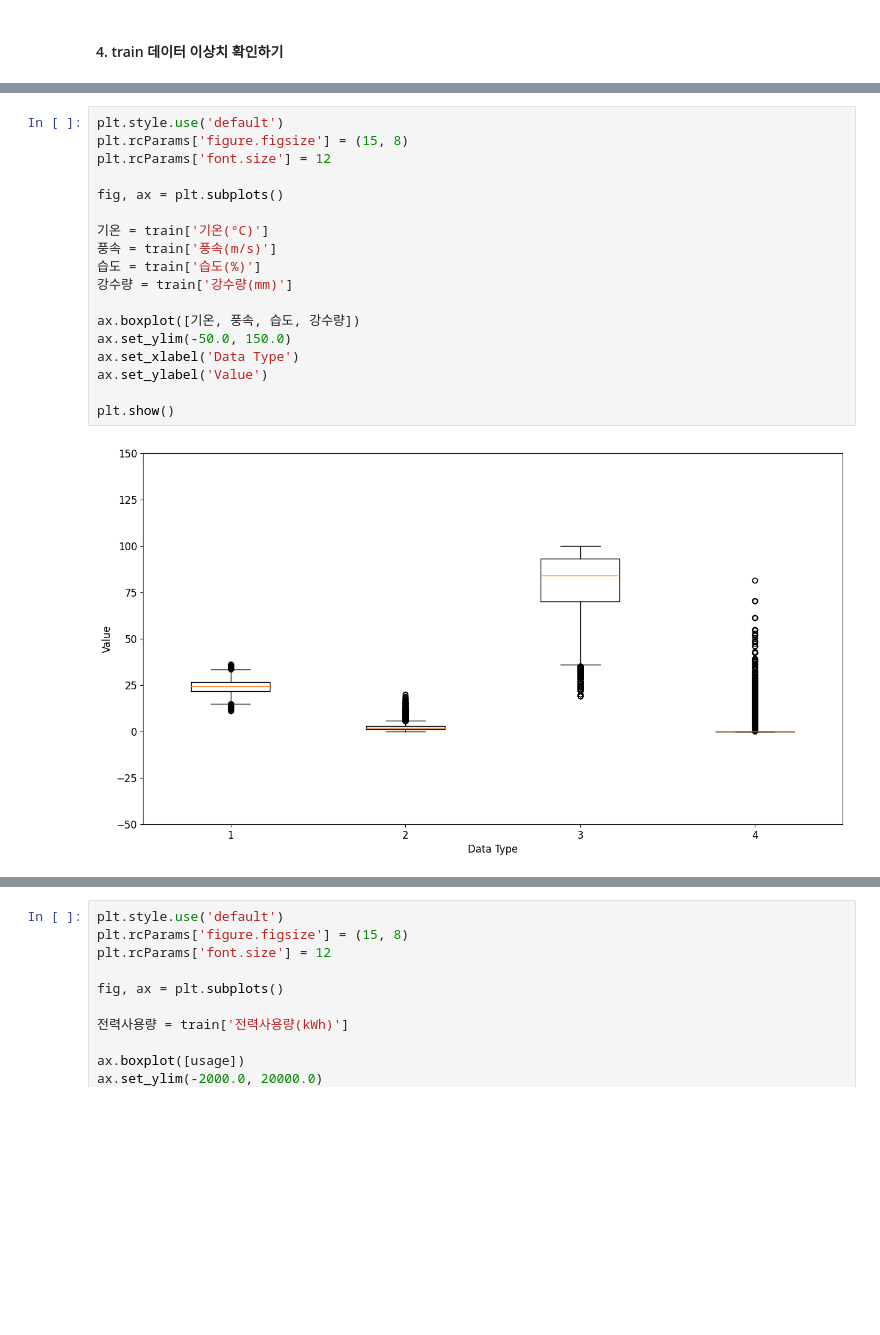
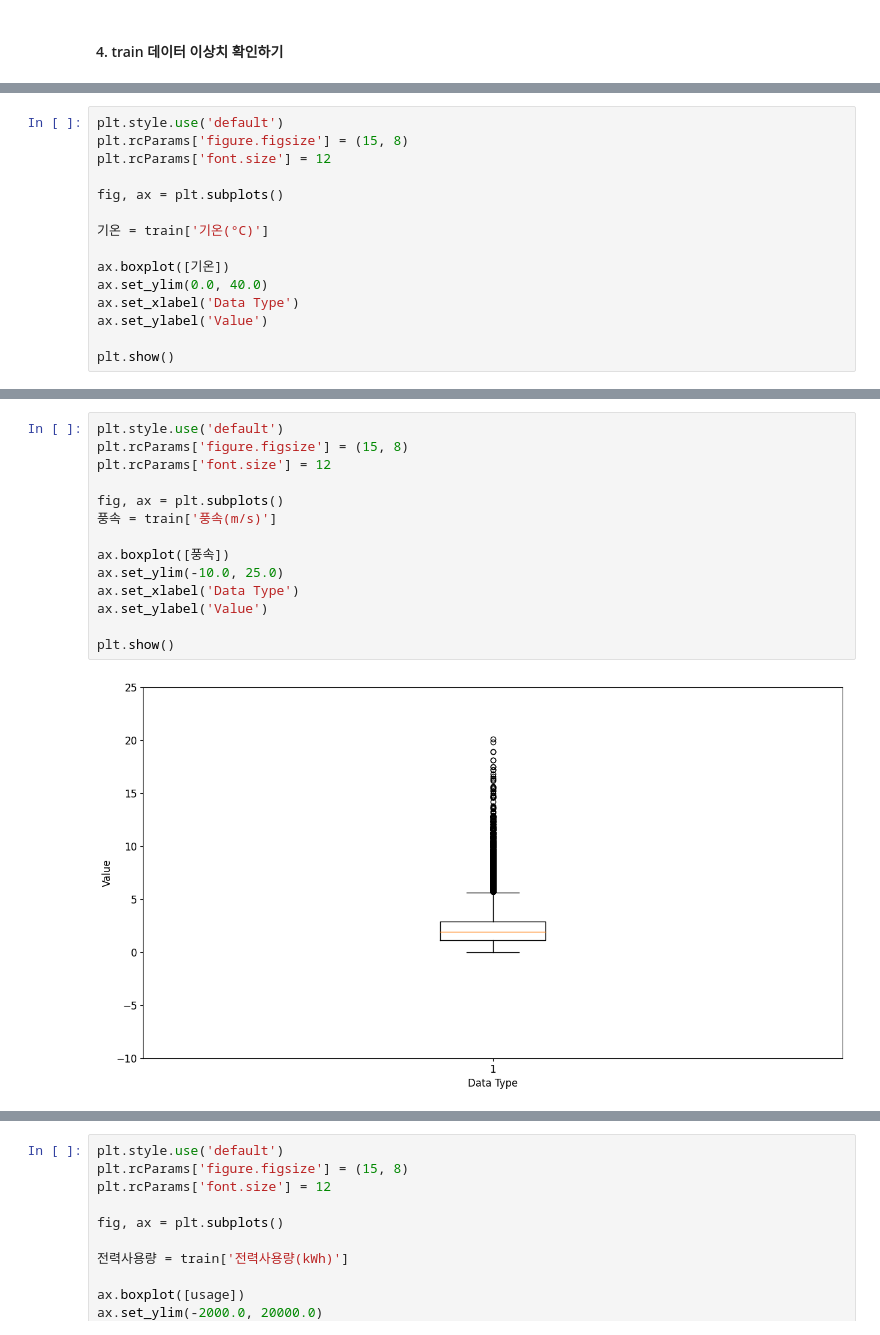
Before and after one commit to mjiii25/prac_class, a Jupyter notebook: team project.ipynb, the cells around one changed output, grey strips where cells are left out. Saved outputs shown, nothing was run; the diff lists cells and outputs as text; blank space fills up the shorter version.

```diff
--- a/team project.ipynb
+++ b/team project.ipynb
@@ -105,0 +108,15 @@ train 데이터에 결측치가 존재하지 않는 것으로 보인다.
+# %%
+plt.style.use('default')
+plt.rcParams['figure.figsize'] = (15, 8)
+plt.rcParams['font.size'] = 12
+
+fig, ax = plt.subplots()
+
+기온 = train['기온(°C)']
+
+ax.boxplot([기온])
+ax.set_ylim(0.0, 40.0)
+ax.set_xlabel('Data Type')
+ax.set_ylabel('Value')
+
+plt.show()
@@ -106,20 +125,16 @@ train 데이터에 결측치가 존재하지 않는 것으로 보인다.
 # %%
 plt.style.use('default')
 plt.rcParams['figure.figsize'] = (15, 8)
 plt.rcParams['font.size'] = 12
 
 fig, ax = plt.subplots()
+풍속 = train['풍속(m/s)']
 
-기온 = train['기온(°C)']
-풍속 = train['풍속(m/s)']
-습도 = train['습도(%)']
-강수량 = train['강수량(mm)']
-
-ax.boxplot([기온, 풍속, 습도, 강수량])
-ax.set_ylim(-50.0, 150.0)
+ax.boxplot([풍속])
+ax.set_ylim(-10.0, 25.0)
 ax.set_xlabel('Data Type')
 ax.set_ylabel('Value')
 
 plt.show()
 # %% [output]
-[figure, old version]
+[figure, new version]
```
Also changed, not shown: parts of 13 cells of this notebook.
